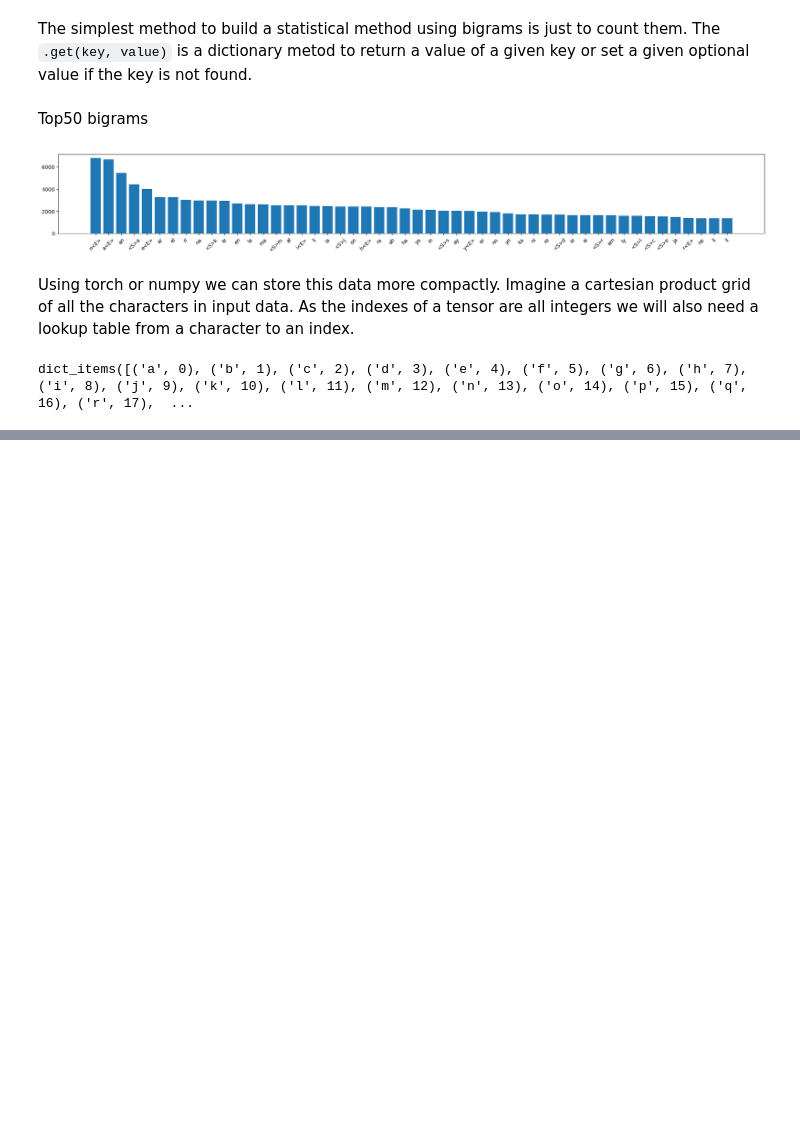
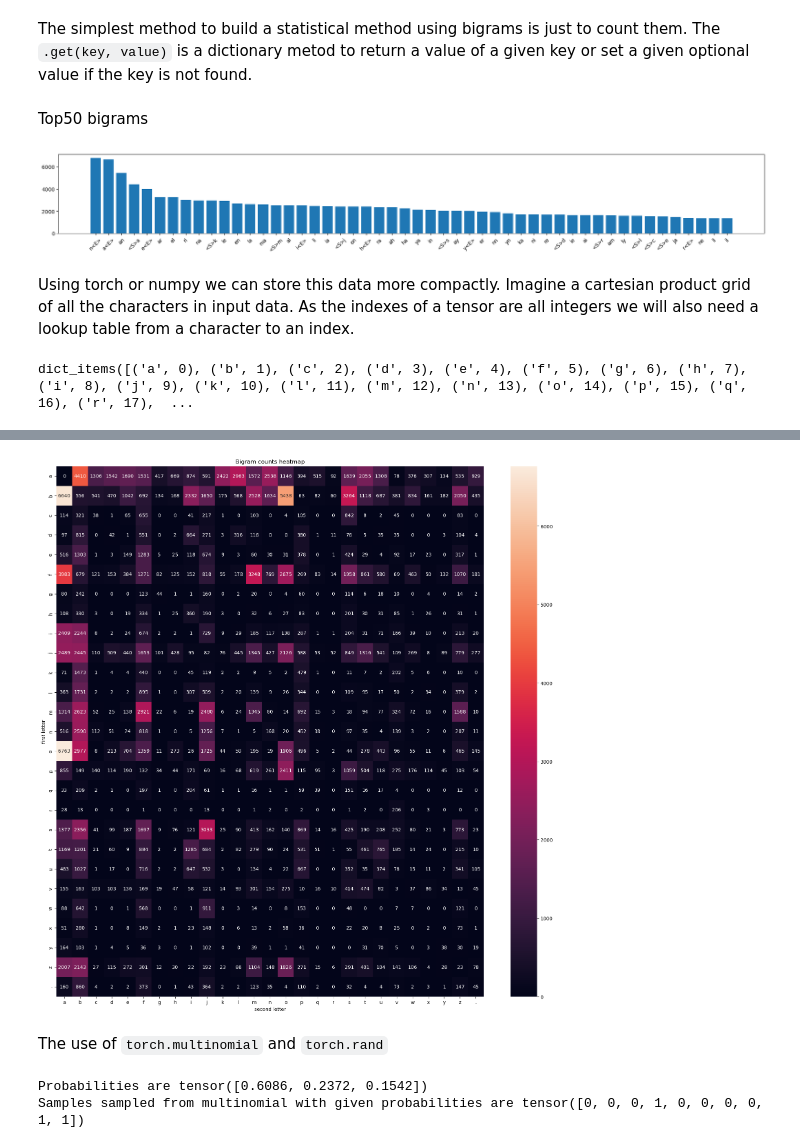
Before and after one commit to Laz4rz/NLP-models, a Jupyter notebook: main.ipynb, the cells around one changed output, grey strips where cells are left out. Drawn from its saved outputs; the diff is of its cells as text; code cells hidden in the pictures; blank space fills up the shorter version.

Commit message:
add multinomial example

````diff
--- a/main.ipynb
+++ b/main.ipynb
@@ -94,0 +117,29 @@ plt.show()
+# %%
+N = torch.zeros((27, 27), dtype=torch.int32)
+for word in words:
+    w = ["."] + list(word) + ["."]
+    for ch1, ch2 in zip(w, w[1:]):
+        ix1, ix2 = stoi[ch1], stoi[ch2]
+        N[ix1, ix2] += 1
+# %%
+plt.figure(figsize=(20, 20))
+sns.heatmap(N, xticklabels=list(stoi.keys()), yticklabels=list(stoi.keys()), annot=True, fmt="g")
+plt.title("Bigram counts heatmap")
+plt.xlabel("second letter")
+plt.ylabel("first letter")
+plt.show()
+# %% [output]
+[figure, added]
+# %% [markdown]
+The use of ```torch.multinomial``` and ```torch.rand```
+# %%
+g = torch.Generator().manual_seed(2137)
+p = torch.rand(3, generator=g)
+p = p / p.sum()
+print(f"Probabilities are {p}")
+
+samples = torch.multinomial(p, num_samples=10, replacement=True, generator=g)
+print(f"Samples sampled from multinomial with given probabilities are {samples}")
+# %% [output]
+Probabilities are tensor([0.6086, 0.2372, 0.1542])
+Samples sampled from multinomial with given probabilities are tensor([0, 0, 0, 1, 0, 0, 0, 0, 1, 1])
````
Also changed, not shown: parts of 5 cells of this notebook.
